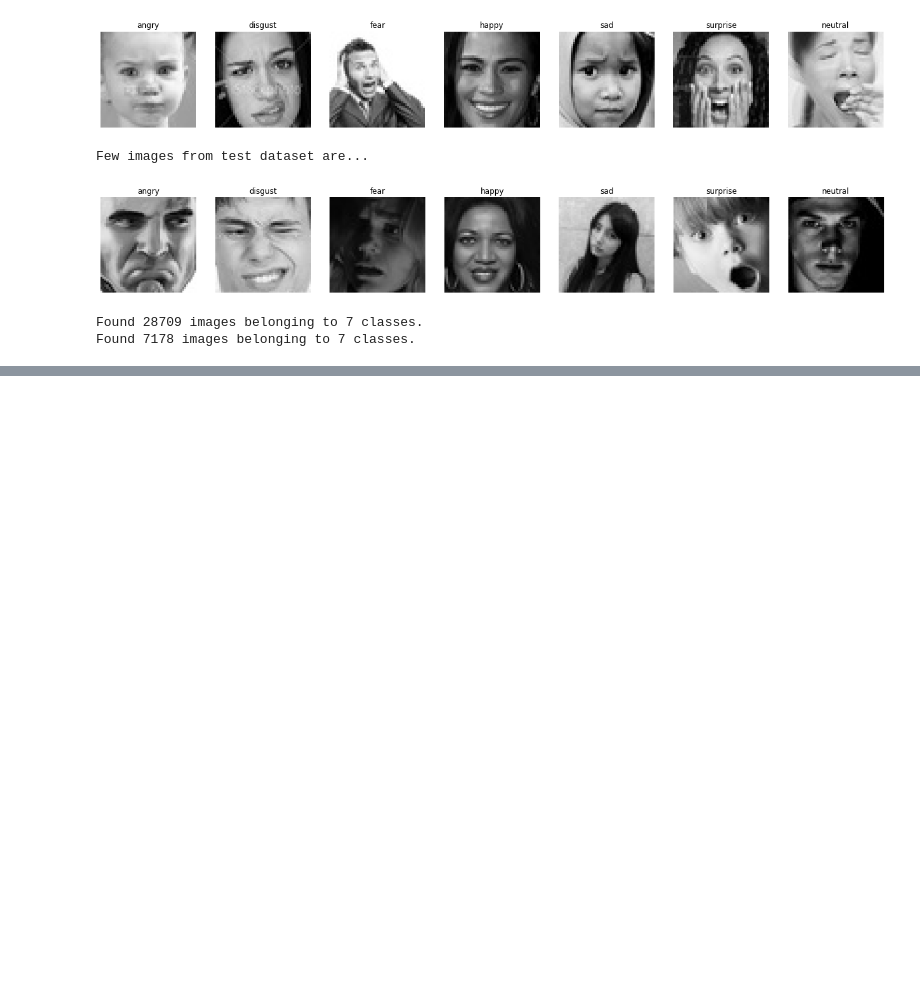
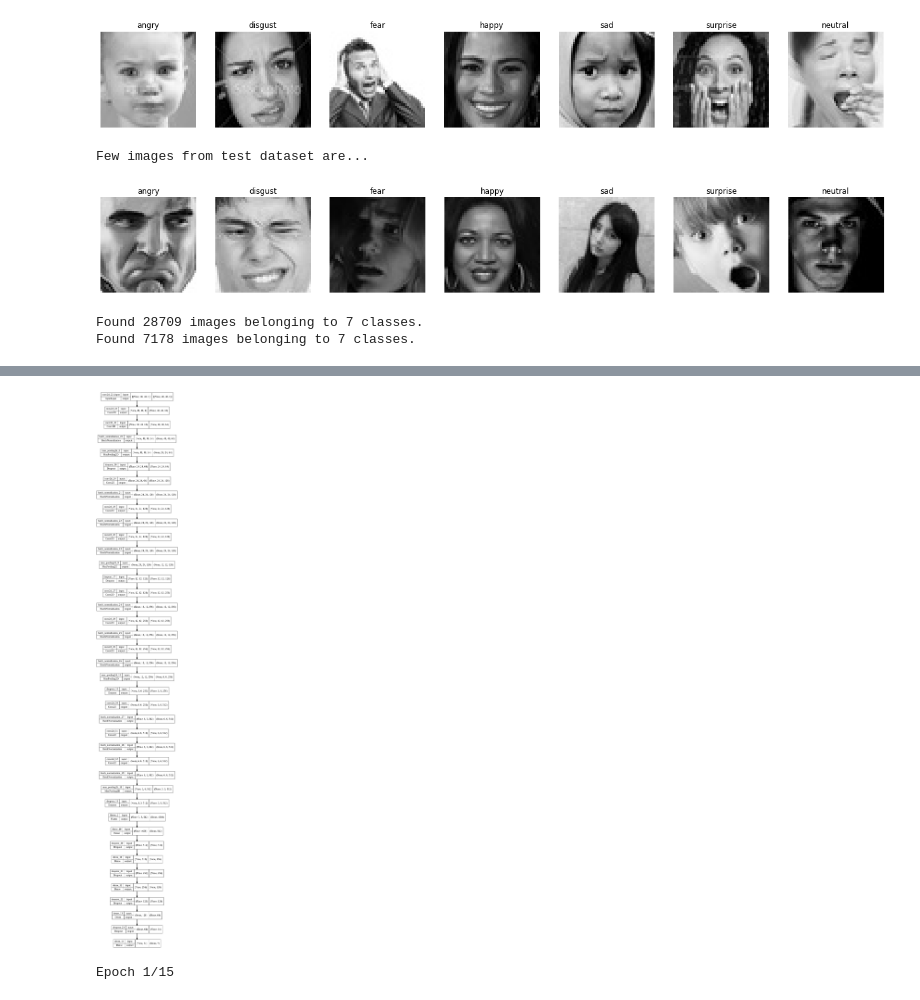
Before and after one commit to kiran2424/Live-Class-Monitoring-System-Face-emotion-Recognition-, a Jupyter notebook: Captstone_Project_5_Live_Class_Monitoring_System_[Face_emotion_Recognition]_.ipynb, the cells around one changed output, grey strips where cells are left out. Drawn from its saved outputs; the diff is of its cells as text; code cells hidden in the pictures; blank space fills up the shorter version.

Commit message:
3rd commit - Applied CNN model but taking too long time when fit the model so have to do some research and apply some less time consuming way

```diff
--- a/Captstone_Project_5_Live_Class_Monitoring_System_[Face_emotion_Recognition]_.ipynb
+++ b/Captstone_Project_5_Live_Class_Monitoring_System_[Face_emotion_Recognition]_.ipynb
@@ -147,0 +239,15 @@ Found 7178 images belonging to 7 classes.
+# %%
+#vizualization of model
+plot_model(model, to_file='model.png', show_shapes=True, show_layer_names=True)
+# %% [output]
+[figure, added]
+# %%
+history = model.fit_generator(generator = training_set,
+                              steps_per_epoch=training_set.n//training_set.batch_size,
+                              validation_data = test_set,
+                              validation_steps=test_set.n//test_set.batch_size,
+                              epochs = 15)
+
+print('Your model has been trained!!')
+# %% [output]
+Epoch 1/15
```
Also changed, not shown: parts of 7 cells of this notebook.
